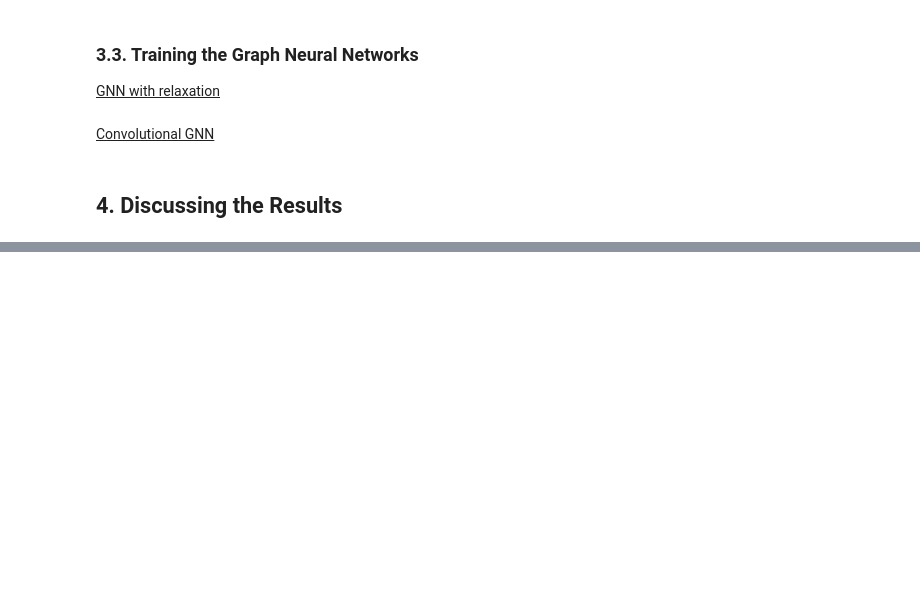
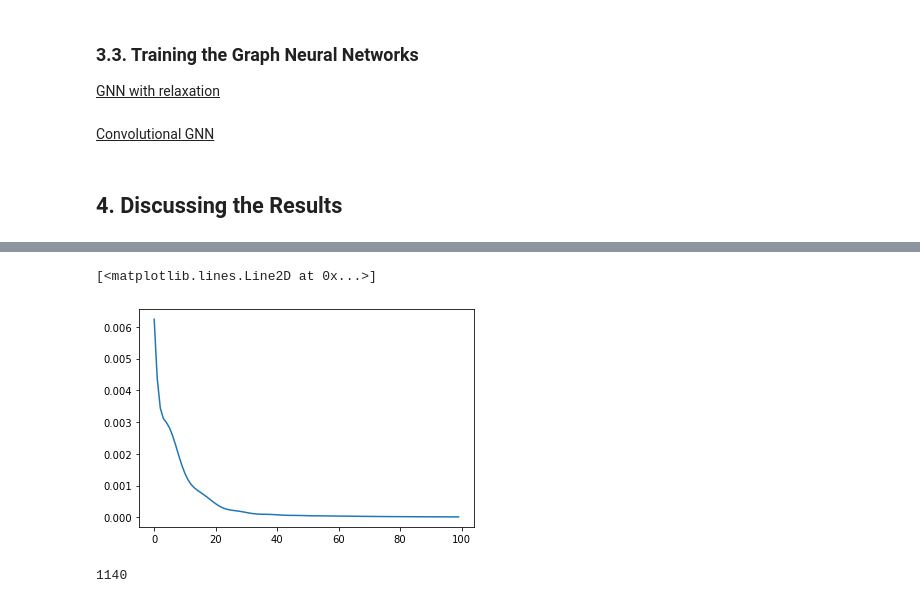
Before and after one commit to qlero/page_rank_GNN, a Jupyter notebook: page_rank_gnn.ipynb, the cells around one changed output, grey strips where cells are left out. Saved outputs shown, nothing was run; the diff lists cells and outputs as text; code cells hidden in the pictures; blank space fills up the shorter version.

```diff
--- a/page_rank_gnn.ipynb
+++ b/page_rank_gnn.ipynb
@@ -331,0 +351,6 @@ PageRank values per node of 0th graph:
+# %%
+graphs = nx.read_graphml("graph_files/graph_record02112022.graphml")
+pageranks = []
+with open("graph_files/graph_record02112022_PageRanks.txt", 'r') as file:
+    for row in file:
+        pageranks.append(float(row))
@@ -514,0 +450,10 @@ len(g.edges)
+# %%
+node_features = graph.ndata['feat'].float()
+node_labels = graph.ndata['feat'].float()
+train_mask = graph.ndata['train_mask']
+valid_mask = graph.ndata['val_mask']
+test_mask = graph.ndata['test_mask']
+n_features = 1
+n_labels = 1
+
+n_features
@@ -514,0 +471,24 @@ len(g.edges)
+# %%
+model = SAGE(in_feats=n_features, hid_feats=200, out_feats=n_labels)
+opt = torch.optim.Adam(model.parameters())
+
+losses = []
+
+for epoch in range(100):
+    model.train()
+    # forward propagation by using all nodes
+    logits = model(graph, node_features)
+    train_logits   = logits[train_mask]
+    train_features = node_features[train_mask]
+    # compute loss
+    loss = F.mse_loss(train_logits, train_features)
+    # compute validation accuracy
+    #acc = evaluate(model, graph, node_features, node_labels, valid_mask)
+    # backward propagation
+    opt.zero_grad()
+    loss.backward()
+    opt.step()
+    losses.append(loss.item())
+    print(loss.item())
+
+    # Save model if necessary.  Omitted in this example.
@@ -514,0 +513,6 @@ len(g.edges)
+# %%
+import matplotlib.pyplot as plt
+plt.plot(losses)
+# %% [output]
+[<matplotlib.lines.Line2D at 0x...>]
+[figure, added]
@@ -514,0 +521,4 @@ len(g.edges)
+# %%
+print(len(lg.squeeze()))
+# %% [output]
+1140
```
Also changed, not shown: parts of 67 cells of this notebook, 4 other files.
